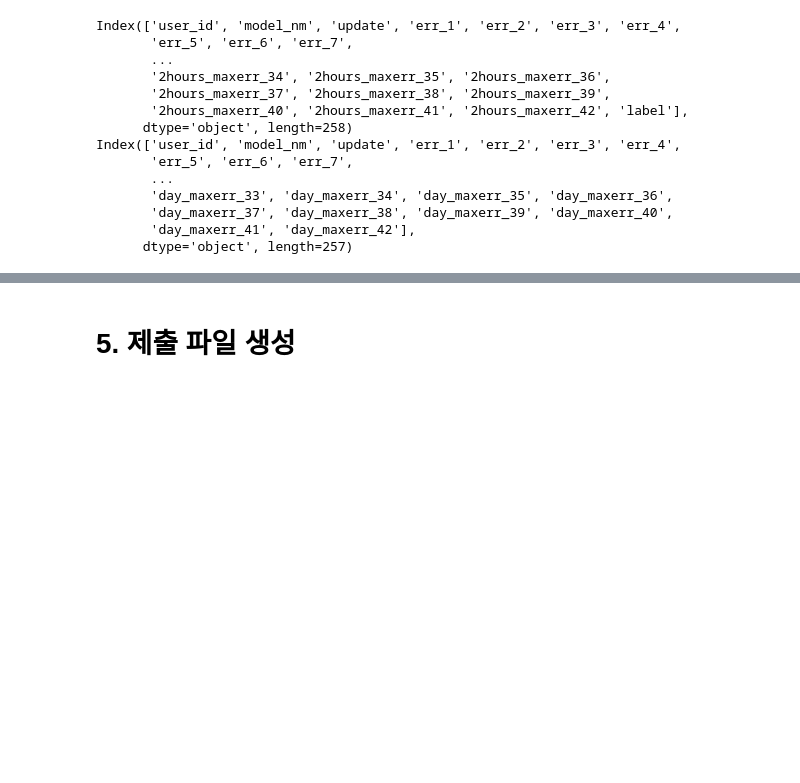
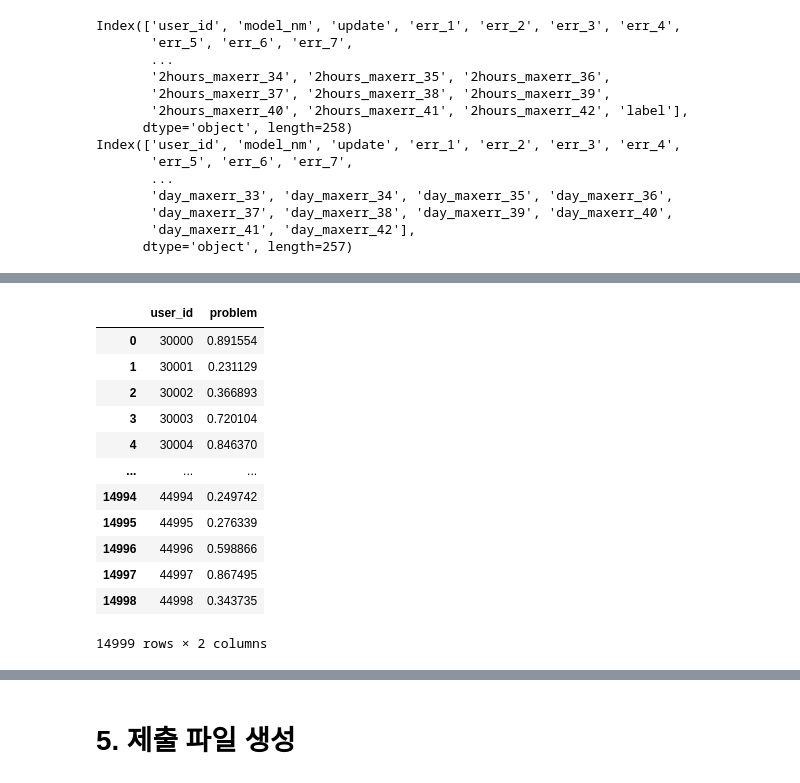
Before and after one commit to sue-bin/quality-change-prediction, a Jupyter notebook: codes/final_2.ipynb, the cells around one changed output, grey strips where cells are left out. Cells and saved outputs as stored; diff of their text form; code cells hidden in the pictures; blank space fills up the shorter version.

```diff
--- a/codes/final_2.ipynb
+++ b/codes/final_2.ipynb
@@ -106,0 +218,21 @@ print(train_y.shape)
+# %%
+sample_submssion = pd.read_csv(PATH+'sample_submission.csv')
+# %%
+sample_submssion['problem'] = pred_ensemble.reshape(-1)
+# %%
+sample_submssion.to_csv(PATH+"0203_bayesian.csv", index = False)
+sample_submssion
+# %% [output]
+|  | user_id | problem |
+| 0 | 30000 | 0.891554 |
+| 1 | 30001 | 0.231129 |
+| 2 | 30002 | 0.366893 |
+| 3 | 30003 | 0.720104 |
+| 4 | 30004 | 0.846370 |
+| ... | ... | ... |
+| 14994 | 44994 | 0.249742 |
+| 14995 | 44995 | 0.276339 |
+| 14996 | 44996 | 0.598866 |
+| 14997 | 44997 | 0.867495 |
+| 14998 | 44998 | 0.343735 |
+14999 rows × 2 columns
```
Also changed, not shown: parts of 17 cells of this notebook, 5 other files.
